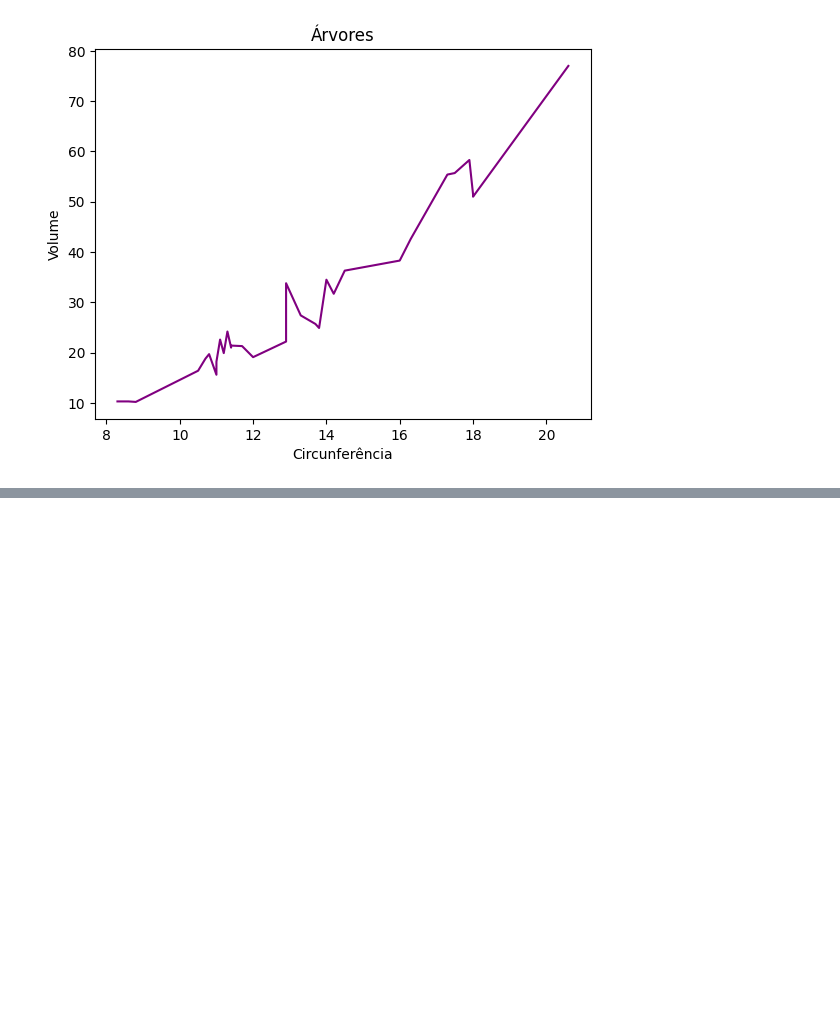
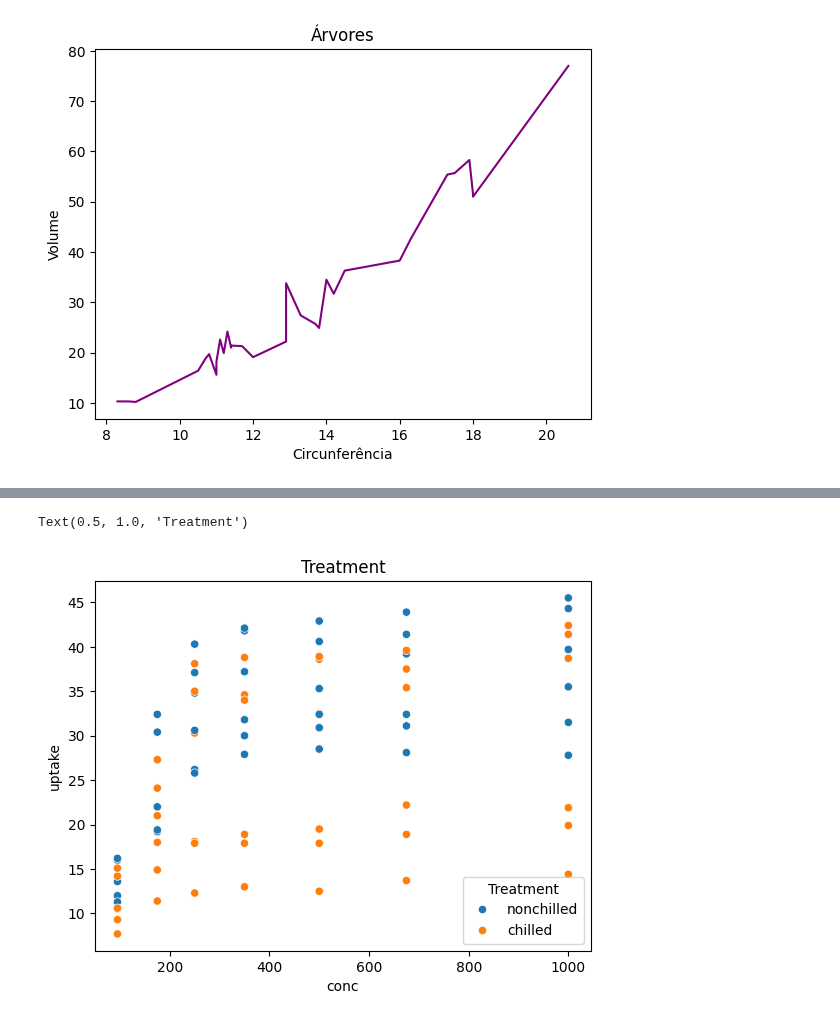
Before and after one commit to glaucoSapucaia/DataScienceStudies, a Jupyter notebook: python_data_science/graficos_dashboards/dispersao.ipynb, the cells around one changed output, grey strips where cells are left out. Cells and saved outputs as stored; diff of their text form; code cells hidden in the pictures; blank space fills up the shorter version.

```diff
--- a/python_data_science/graficos_dashboards/dispersao.ipynb
+++ b/python_data_science/graficos_dashboards/dispersao.ipynb
@@ -47,0 +106,5 @@ sns.regplot(x=data.Girth, y=data.Volume, x_jitter=1.0, fit_reg=True)
+# %%
+sns.scatterplot(x=data2.conc, y=data2.uptake, hue=data2.Treatment).set_title('Treatment')
+# %% [output]
+Text(0.5, 1.0, 'Treatment')
+[figure, added]
```
Also changed, not shown: parts of 14 cells of this notebook.
